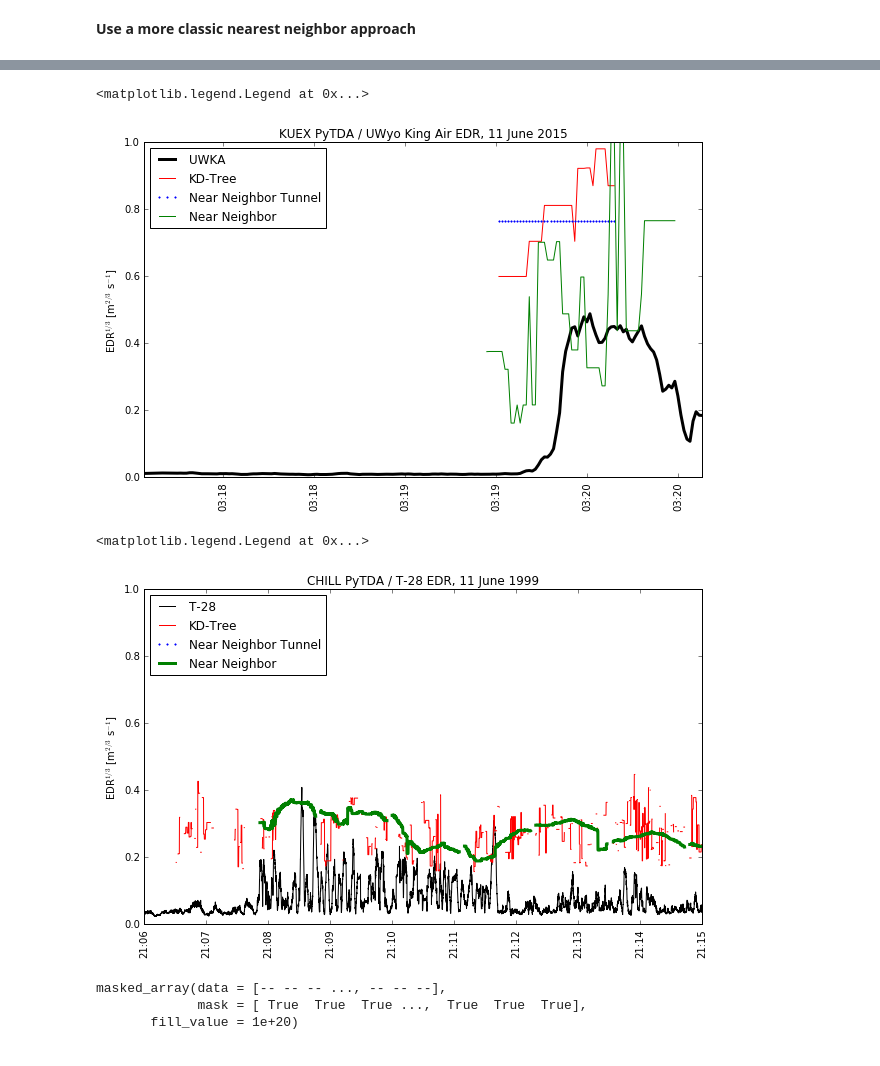
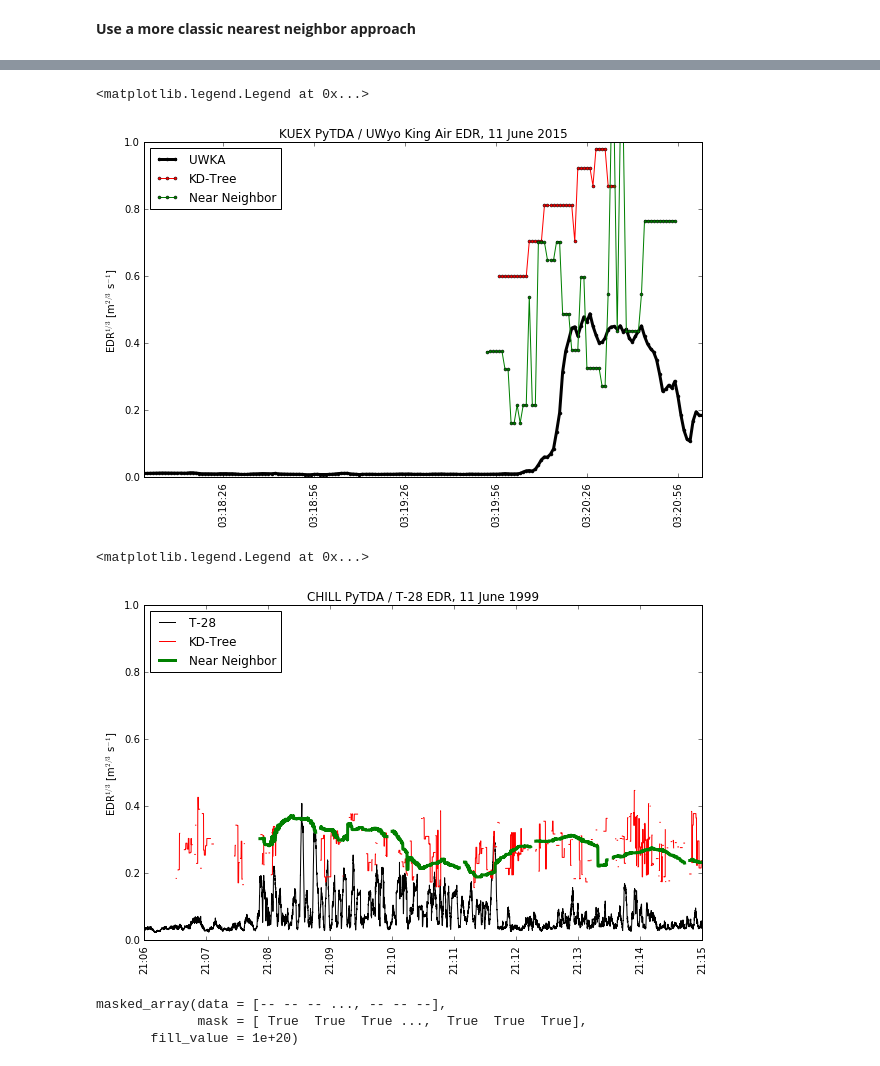
Before and after one commit to nguy/Notebooks, a Jupyter notebook: pytda_along_flight_track.ipynb, the cells around one changed output, grey strips where cells are left out. Saved outputs shown, nothing was run; the diff lists cells and outputs as text; code cells hidden in the pictures.

Commit message:
MAINT: Update turb notebooks.

```diff
--- a/pytda_along_flight_track.ipynb
+++ b/pytda_along_flight_track.ipynb
@@ -190,5 +190,5 @@ rmatchCHILL = awot.util.RadarMatch(flt28, rflist, volume_update_time=70,
 # %% [markdown]
 <b>Use the KD-Tree method to find nearest neighbors</b>
 # %%
-kdKUEX = rmatchKUEX.kdtree()
+kdKUEX = rmatchKUEX.kdtree(print_match_pairs=False)
 # %% [output]
@@ -220,24 +220,24 @@ nntCHILL = rmatchCHILL.near_neighbor_tunnel()
 # %%
 fig,ax = plt.subplots(1,1, figsize=(10,6))
-plt.plot(kdKUEX.flight['time']['data'], kdKUEX.flight['turb']['data'], 'k', ms=3, lw=3, label='UWKA')
-plt.plot(kdKUEX.flight['time']['data'], kdKUEX.data['turbulence']['data'], 'r', ms=3, label='KD-Tree')
-plt.plot(nntKUEX.flight['time']['data'], nntKUEX.data['turbulence']['data'], '.b', ms=3, label='Near Neighbor Tunnel')
-plt.plot(kdKUEX.flight['time']['data'], nnpKUEX.data['turbulence']['data'], 'g', ms=3, label='Near Neighbor')
+plt.plot(kdKUEX.flight['time']['data'], kdKUEX.flight['turb']['data'], '-ok', ms=3, lw=3, label='UWKA')
+plt.plot(kdKUEX.flight['time']['data'], kdKUEX.data['turbulence']['data'], '-or', ms=3, label='KD-Tree')
+#plt.plot(nntKUEX.flight['time']['data'], nntKUEX.data['turbulence']['data'], '-ob', ms=3, label='Near Neighbor Tunnel')
+plt.plot(kdKUEX.flight['time']['data'], nnpKUEX.data['turbulence']['data'], '-og', ms=3, label='Near Neighbor')
 ax.set_ylim(0, 1)
 ax.set_ylabel(r'EDR$^{1/3}$ [m$^{2/3}$ s$^{-1}$]')
 ax.set_title("KUEX PyTDA / UWyo King Air EDR, 11 June 2015")
-xfmt = md.DateFormatter('%H:%M')
+xfmt = md.DateFormatter('%H:%M:%S')
 ax.xaxis.set_major_formatter(xfmt)
 plt.xticks(rotation=90)
 plt.legend(numpoints=3, loc='upper left')
 # %% [output]
 <matplotlib.legend.Legend at 0x...>
-[figure, old version]
+[figure, new version]
 # %%
 fig,ax = plt.subplots(1,1, figsize=(10,6))
 plt.plot(kdCHILL.flight['time']['data'], kdCHILL.flight['turb']['data']/100**(2/3), 'k', ms=2, label='T-28')
 plt.plot(kdCHILL.flight['time']['data'], kdCHILL.data['turbulence']['data'], 'r', ms=2, label='KD-Tree')
-plt.plot(nntCHILL.flight['time']['data'], nntCHILL.data['turbulence']['data'], '.b', ms=3, label='Near Neighbor Tunnel')
+#plt.plot(nntCHILL.flight['time']['data'], nntCHILL.data['turbulence']['data'], '.b', ms=3, label='Near Neighbor Tunnel')
 plt.plot(kdCHILL.flight['time']['data'], nnpCHILL.data['turbulence']['data'], 'g', ms=3, lw=3, label='Near Neighbor')
 #plt.plot(kdCHILL.flight['time']['data'], kdCHILL.data['turb_no_ntda']['data'], 'm')
 ax.set_ylabel(r'EDR$^{1/3}$ [m$^{2/3}$ s$^{-1}$]')
@@ -249,7 +249,7 @@ plt.xticks(rotation=90)
 plt.legend(numpoints=3, loc='upper left')
 # %% [output]
 <matplotlib.legend.Legend at 0x...>
-[figure, old version]
+[figure, new version]
 # %%
 #np.ma.min(nnpCHILL['turbulence']['data']), nnpCHILL['turbulence']['data'].max(),
 #kdCHILL.data['turbulence']['data'].min()
```
Also changed, not shown: parts of 10 cells of this notebook.
